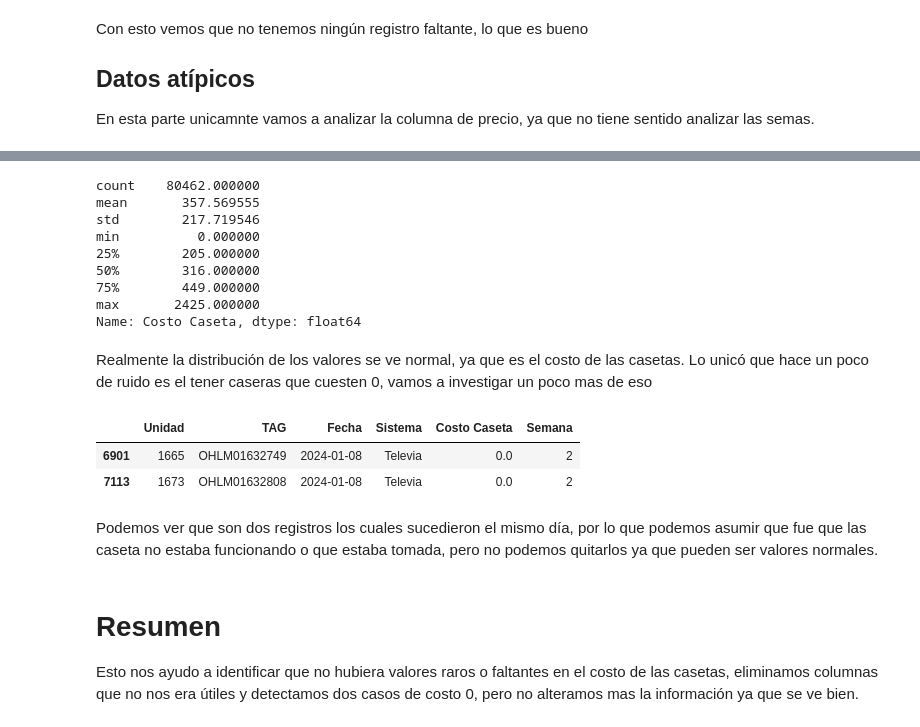
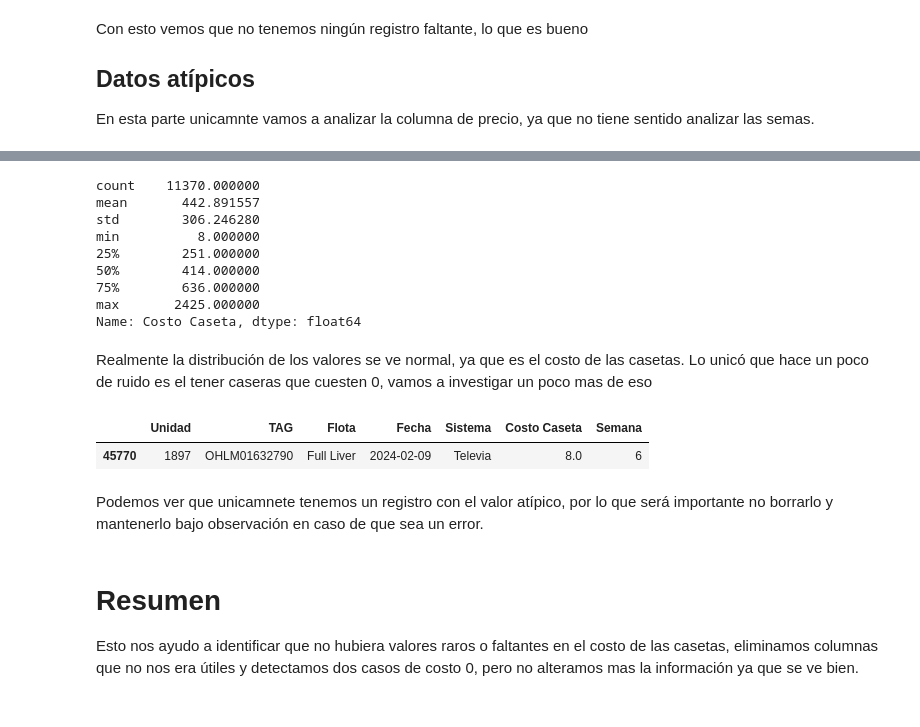
Before and after one commit to JuanManuelGlez/TDR-Transportes, a Jupyter notebook: Selección_y_limpieza.ipynb, the cells around one changed output, grey strips where cells are left out. Cells and saved outputs as stored; diff of their text form; code cells hidden in the pictures.

```diff
--- a/Selección_y_limpieza.ipynb
+++ b/Selección_y_limpieza.ipynb
@@ -25,0 +28,7 @@ df.head()
+# %%
+#dejamos unicamnete los registro que tengan el valor "Full Liver" o "liverpool local" en la columna "Flota"
+
+df = df[(df["Flota"] == "Full Liver") | (df["Flota"] == "Liverpool Local")]
+
+df.head()
+df["Flota"].value_counts()
@@ -33,9 +46,9 @@ Viendo un poco las columnas, podemos ver que Flota, EC y mes unicamente contiene
 
 Considerando esto no nos aporta valor mantenerlas, pero hay que ser consiente que exiten y cuales eran sus valores en caso de que en un futuro sea necesario.
 # %%
-columnas_no_relevantes = ['Flota', 'EC', 'Mes']
+columnas_no_relevantes = ['EC', 'Mes']
 
 # Eliminar columnas no relevantes
-#df = df.drop(columnas_no_relevantes, axis=1)
+df = df.drop(columnas_no_relevantes, axis=1)
 df.head()
 # %% [output]
@@ -68,31 +81,30 @@ plt.show()
 # %%
 df['Costo Caseta'].describe()
 # %% [output]
-count    80462.000000
-mean       357.569555
-std        217.719546
-min          0.000000
-25%        205.000000
-50%        316.000000
-75%        449.000000
+count    11370.000000
+mean       442.891557
+std        306.246280
+min          8.000000
+25%        251.000000
+50%        414.000000
+75%        636.000000
 max       2425.000000
 Name: Costo Caseta, dtype: float64
 # %% [markdown]
 Realmente la distribución de los valores se ve normal, ya que es el costo de las casetas. Lo unicó que hace un poco de ruido es el tener caseras que cuesten 0, vamos a investigar un poco mas de eso
 # %%
-#contamos cuantos registros de costo de casetas hay con valor 0
+#contamos cuantos registros de costo de casetas hay con valor 8
 
-df[df['Costo Caseta'] == 0].shape[0] #Solo hay dos
+df[df['Costo Caseta'] == 8].shape[0] #Solo hay uno
 
 #Traemos esos registros
 
-df[df['Costo Caseta'] == 0]
+df[df['Costo Caseta'] == 8]
 # %% [output]
-|  | Unidad | TAG | Fecha | Sistema | Costo Caseta | Semana |
-| 6901 | 1665 | OHLM01632749 | 2024-01-08 | Televia | 0.0 | 2 |
-| 7113 | 1673 | OHLM01632808 | 2024-01-08 | Televia | 0.0 | 2 |
+|  | Unidad | TAG | Flota | Fecha | Sistema | Costo Caseta | Semana |
+| 45770 | 1897 | OHLM01632790 | Full Liver | 2024-02-09 | Televia | 8.0 | 6 |
-# %% [markdown]
-Podemos ver que son dos registros los cuales sucedieron el mismo día, por lo que podemos asumir que fue que las caseta no estaba funcionando o que estaba tomada, pero no podemos quitarlos ya que pueden ser valores normales.
+# %% [markdown]
+Podemos ver que unicamnete tenemos un registro con el valor atípico, por lo que será importante no borrarlo y mantenerlo bajo observación en caso de que sea un error.
 # %% [markdown]
 # Resumen
 Esto nos ayudo a identificar que no hubiera valores raros o faltantes en el costo de las casetas, eliminamos columnas que no nos era útiles y detectamos dos casos de costo 0, pero no alteramos mas la información ya que se ve bien.
```
Also changed, not shown: parts of 6 cells of this notebook, 2 other files.
